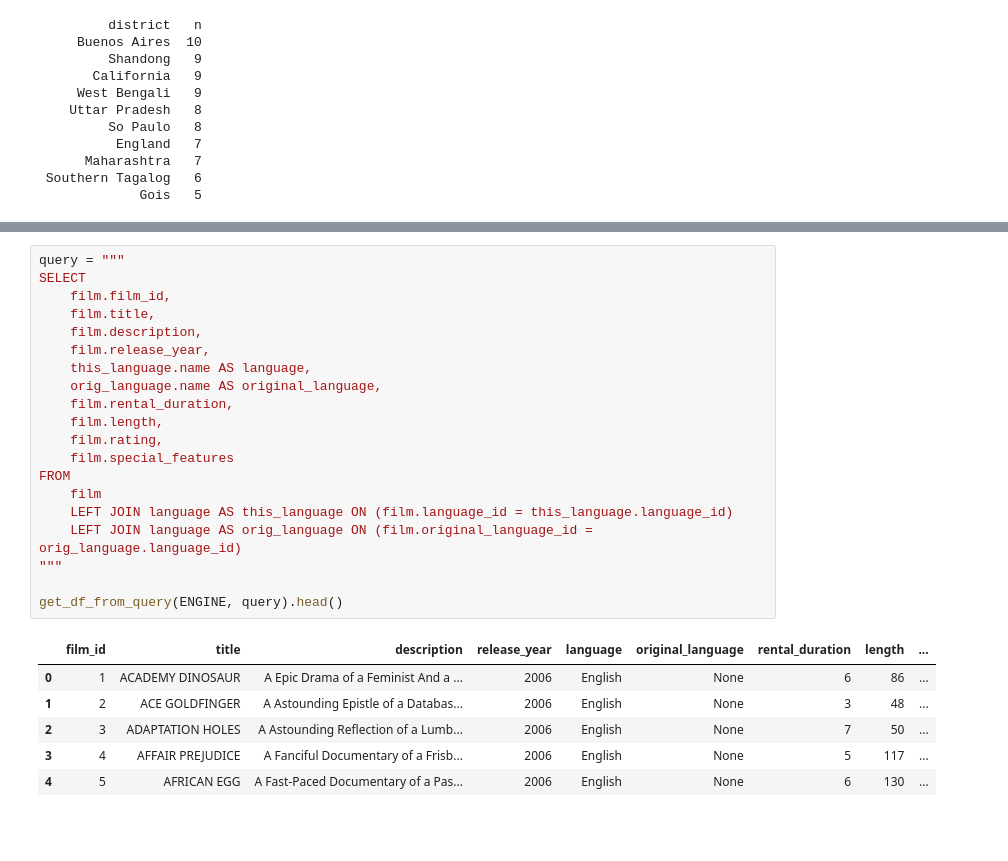
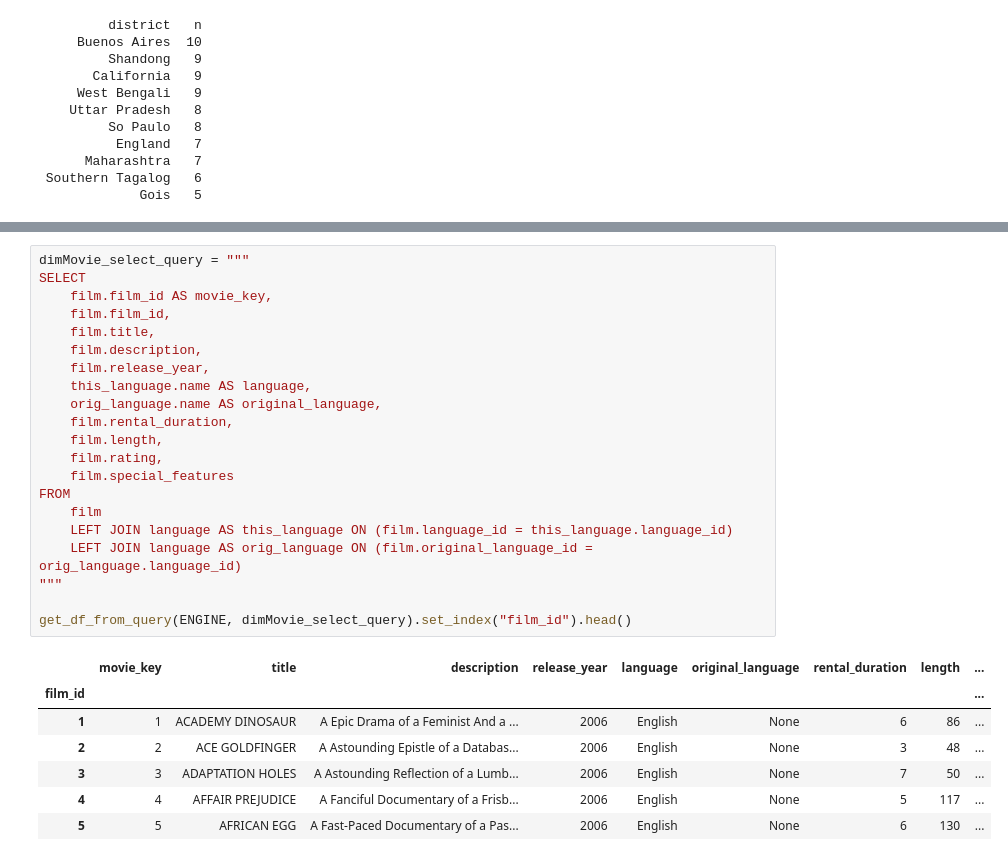
Before and after one commit to DecisioNaut/cloud_warehouse, a Jupyter notebook: notebooks/Lessons/nb.ipynb, the cells around one changed output, grey strips where cells are left out. Saved outputs shown, nothing was run; the diff lists cells and outputs as text; blank space fills up the shorter version.

```diff
--- a/notebooks/Lessons/nb.ipynb
+++ b/notebooks/Lessons/nb.ipynb
@@ -267,27 +685,29 @@ get_df_from_query(ENGINE, query).head()
 # %%
-query = """
+dimMovie_select_query = """
 SELECT
+    film.film_id AS movie_key,
     film.film_id,
     film.title,
     film.description,
     film.release_year,
     this_language.name AS language,
     orig_language.name AS original_language,
     film.rental_duration,
     film.length,
     film.rating,
     film.special_features
 FROM
     film
     LEFT JOIN language AS this_language ON (film.language_id = this_language.language_id)
     LEFT JOIN language AS orig_language ON (film.original_language_id = orig_language.language_id)
 """
 
-get_df_from_query(ENGINE, query).head()
+get_df_from_query(ENGINE, dimMovie_select_query).set_index("film_id").head()
 # %% [output]
-|  | film_id | title | description | release_year | language | original_language | rental_duration | length | ... |
-| 0 | 1 | ACADEMY DINOSAUR | A Epic Drama of a Feminist And a ... | 2006 | English | None | 6 | 86 | ... |
-| 1 | 2 | ACE GOLDFINGER | A Astounding Epistle of a Databas... | 2006 | English | None | 3 | 48 | ... |
-| 2 | 3 | ADAPTATION HOLES | A Astounding Reflection of a Lumb... | 2006 | English | None | 7 | 50 | ... |
-| 3 | 4 | AFFAIR PREJUDICE | A Fanciful Documentary of a Frisb... | 2006 | English | None | 5 | 117 | ... |
-| 4 | 5 | AFRICAN EGG | A Fast-Paced Documentary of a Pas... | 2006 | English | None | 6 | 130 | ... |
+|  | movie_key | title | description | release_year | language | original_language | rental_duration | length | ... |
+| film_id |  |  |  |  |  |  |  |  | ... |
+| 1 | 1 | ACADEMY DINOSAUR | A Epic Drama of a Feminist And a ... | 2006 | English | None | 6 | 86 | ... |
+| 2 | 2 | ACE GOLDFINGER | A Astounding Epistle of a Databas... | 2006 | English | None | 3 | 48 | ... |
+| 3 | 3 | ADAPTATION HOLES | A Astounding Reflection of a Lumb... | 2006 | English | None | 7 | 50 | ... |
+| 4 | 4 | AFFAIR PREJUDICE | A Fanciful Documentary of a Frisb... | 2006 | English | None | 5 | 117 | ... |
+| 5 | 5 | AFRICAN EGG | A Fast-Paced Documentary of a Pas... | 2006 | English | None | 6 | 130 | ... |
```
Also changed, not shown: parts of 35 cells of this notebook.
